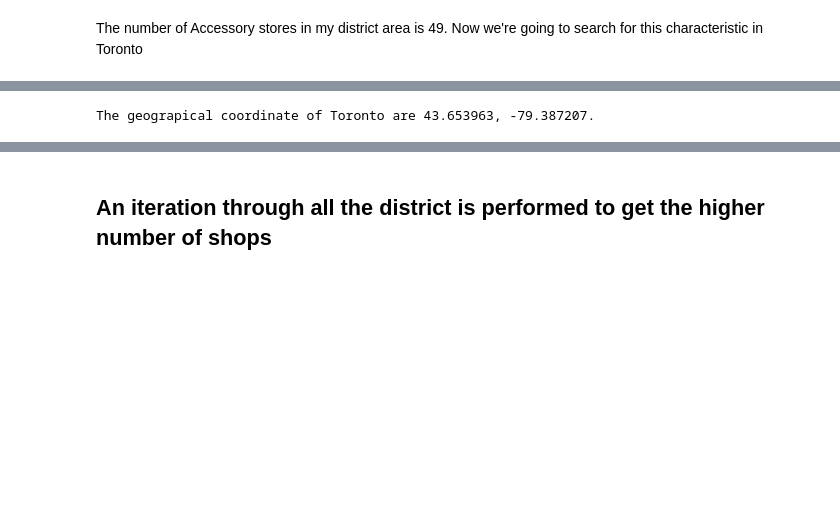
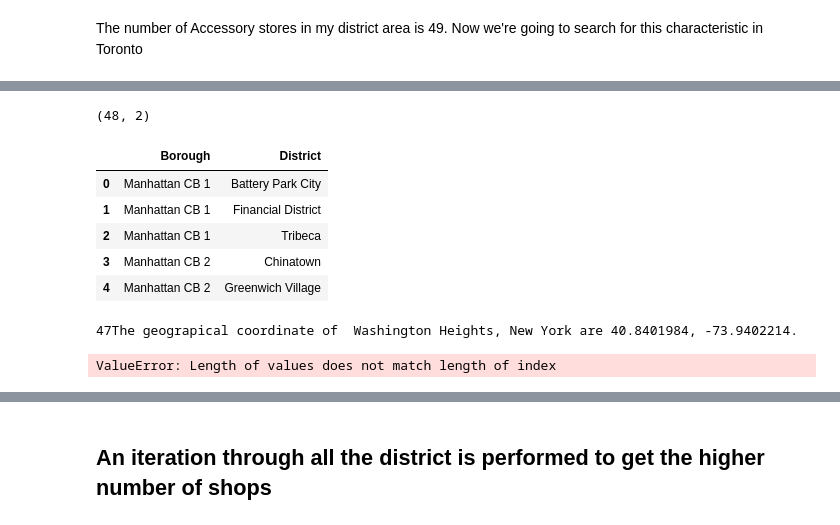
Before and after one commit to GUC83/github-coursera, a Jupyter notebook: the Battle of Neighborhoods.ipynb, the cells around one changed output, grey strips where cells are left out. Cells and saved outputs as stored; diff of their text form; code cells hidden in the pictures; blank space fills up the shorter version.

```diff
--- a/the Battle of Neighborhoods.ipynb
+++ b/the Battle of Neighborhoods.ipynb
@@ -405,0 +324,17 @@ finaldf.dropna()
+# %%
+# Separating the districts in different rows
+NY = pd.DataFrame(NY.Neighborhoods.str.split(',').tolist(), index=NY.Borough.astype('object')).stack()
+
+NY = NY.reset_index([0, 'Borough'])
+
+NY.columns = ['Borough', 'District']
+print(NY.shape)
+NY.head()
+# %% [output]
+(48, 2)
+|  | Borough | District |
+| 0 | Manhattan CB 1 | Battery Park City |
+| 1 | Manhattan CB 1 | Financial District |
+| 2 | Manhattan CB 1 | Tribeca |
+| 3 | Manhattan CB 2 | Chinatown |
+| 4 | Manhattan CB 2 | Greenwich Village |
@@ -406,12 +345,21 @@ finaldf.dropna()
 # %%
-# Creating a map of Toronto
-address = 'Toronto'
-
-geolocator = Nominatim(user_agent="ny_explorer")
-location = geolocator.geocode(address)
-latitude = location.latitude
-longitude = location.longitude
-print('The geograpical coordinate of Toronto are {}, {}.'.format(latitude, longitude))
+# This process must be repeated more times because after 20 iterations the service becomes unavailable
+for i in np.arange(47,NY.shape[0]):
+    address = NY['District'].values[i] + ', New York'
+    geolocator = Nominatim()
+    location = geolocator.geocode(address)
+    latitude = location.latitude
+    longitude = location.longitude
+    print(str(i)+'The geograpical coordinate of ' +address +' are {}, {}.'.format(latitude, longitude))
+    lat.append(latitude)
+    long.append(longitude)
 # %% [output]
-The geograpical coordinate of Toronto are 43.653963, -79.387207.
+47The geograpical coordinate of  Washington Heights, New York are 40.8401984, -73.9402214.
+# %%
+# Inserting latitude and longitude in the DF
+NY['latitude'] = lat
+NY['longitude'] = long
+NY.head()
+# %% [output]
+ValueError: Length of values does not match length of index
 # %%
```
Also changed, not shown: parts of 27 cells of this notebook.
